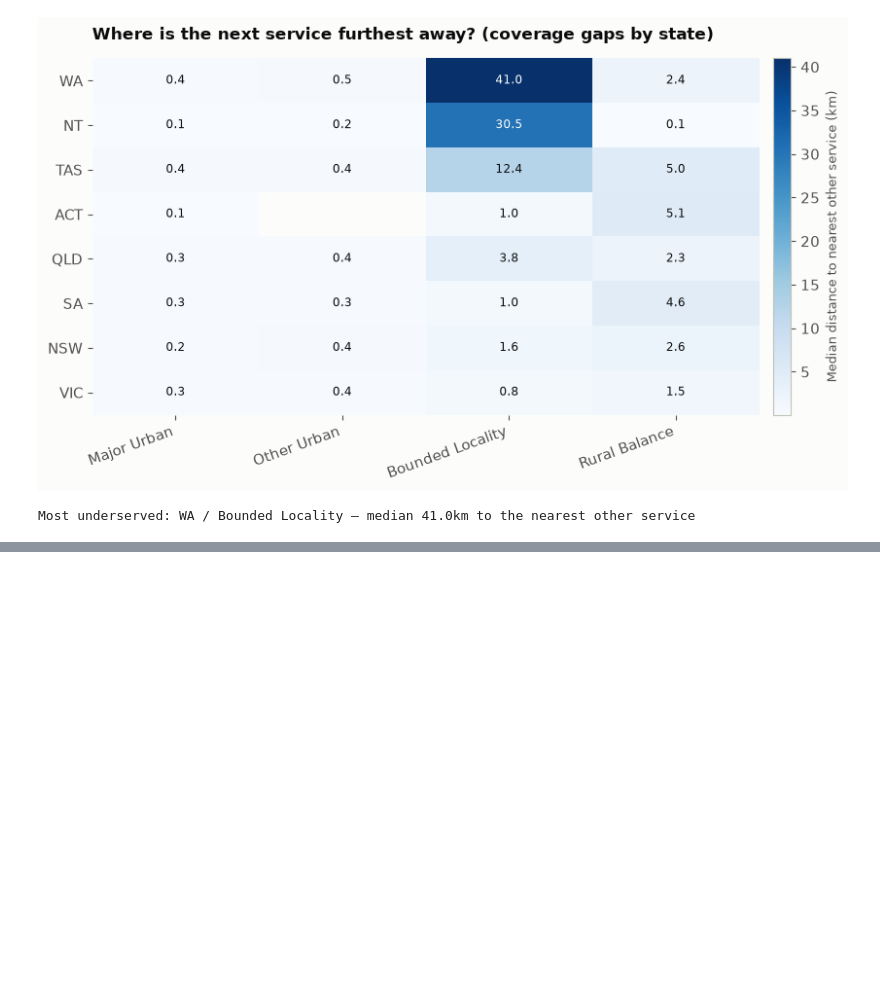
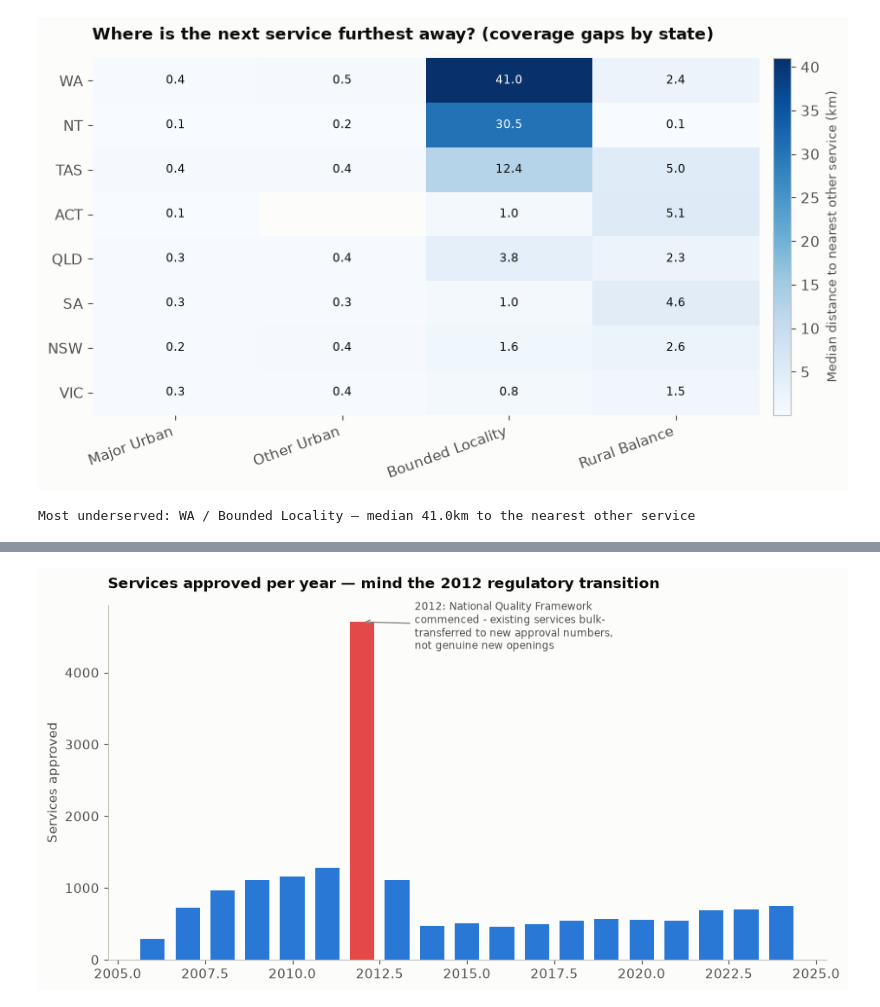
Before and after one commit to martvanhoorn2003-svg/Mart, a Jupyter notebook: ACECQA_Service_Quality_Analysis.ipynb, the cells around one changed output, grey strips where cells are left out. Drawn from its saved outputs; the diff is of its cells as text; code cells hidden in the pictures; blank space fills up the shorter version.

```diff
--- a/ACECQA_Service_Quality_Analysis.ipynb
+++ b/ACECQA_Service_Quality_Analysis.ipynb
@@ -704,0 +819,27 @@ Most underserved: WA / Bounded Locality — median 41.0km to the nearest other s
+# %%
+
+d12 = df[df["ApprovalYear"].between(2006, 2024)]
+by_year = d12.groupby("ApprovalYear").size()
+
+fig, ax = plt.subplots(figsize=(9.5, 5))
+colors12 = [CAT["red"] if y == 2012 else CAT["blue"] for y in by_year.index]
+ax.bar(by_year.index, by_year.values, color=colors12, width=0.7)
+ax.annotate(
+    "2012: National Quality Framework\ncommenced - existing services bulk-\ntransferred to new approval numbers,\nnot genuine new openings",
+    xy=(2012, by_year.loc[2012]), xytext=(2013.5, by_year.loc[2012] * 0.92),
+    fontsize=8.5, color=INK_SECONDARY, arrowprops=dict(arrowstyle="->", color=INK_MUTED),
+)
+ax.set_ylabel("Services approved")
+ax.set_title("Services approved per year — mind the 2012 regulatory transition", fontsize=12.5, fontweight="bold", color=INK_PRIMARY, loc="left", pad=14)
+for spine in ["top", "right"]:
+    ax.spines[spine].set_visible(False)
+ax.spines["left"].set_color(BASELINE); ax.spines["bottom"].set_color(BASELINE)
+fig.tight_layout()
+fig.savefig(FIG_DIR / "12_approval_trend.png", dpi=200)
+plt.show()
+
+summary["approvals_2012_nqf_spike"] = int(by_year.loc[2012])
+summary["approvals_2014"] = int(by_year.loc[2014])
+summary["approvals_2024"] = int(by_year.loc[2024])
+# %% [output]
+[figure, added]
```
Also changed, not shown: parts of 37 cells of this notebook, 7 other files.
